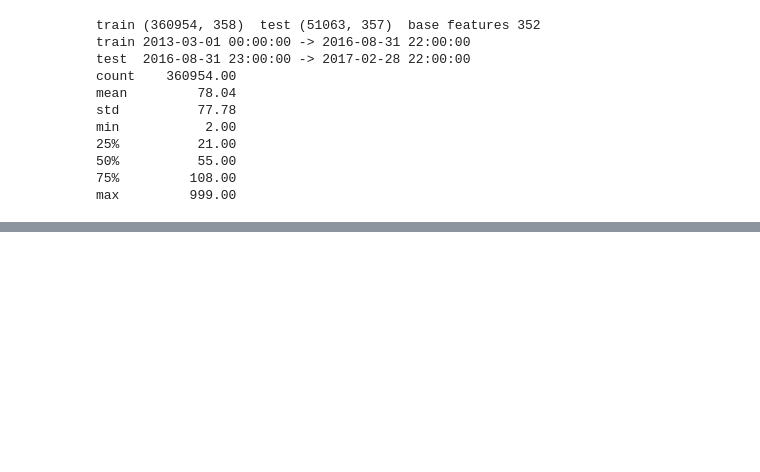
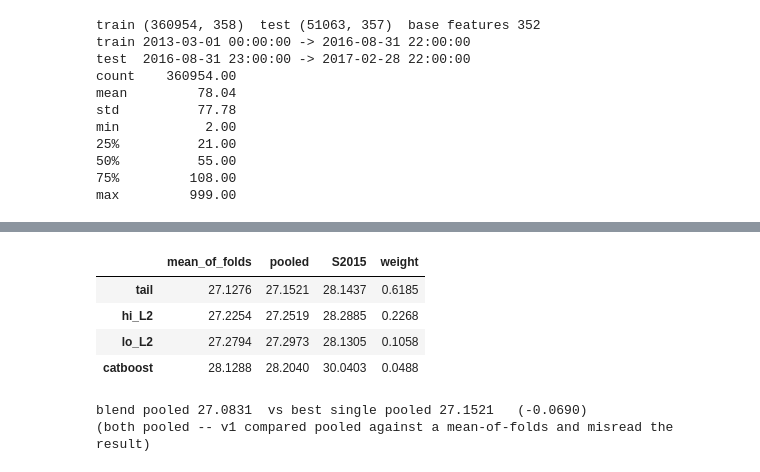
Before and after one commit to SavvyHack/beijing-multi-site-air-quality, a Jupyter notebook: beijing_pm25_merged.ipynb, the cells around one changed output, grey strips where cells are left out. Cells and saved outputs as stored; diff of their text form; code cells hidden in the pictures; blank space fills up the shorter version.

```diff
--- a/beijing_pm25_merged.ipynb
+++ b/beijing_pm25_merged.ipynb
@@ -881,0 +857,35 @@ the organisers about it, and you should ask before submitting anything from run
+# %%
+from scipy.optimize import nnls
+
+MEM = list(RESULTS)
+fold_names = [f[0] for f in FOLDS]
+idx = np.concatenate([RESULTS[MEM[0]]["oof"][f][0] for f in fold_names])
+P = np.column_stack([np.concatenate([RESULTS[k]["oof"][f][1] for f in fold_names]) for k in MEM])
+A = y[idx]
+
+w, _ = nnls(P, A)
+if w.sum() == 0: w = np.ones(len(MEM))
+w = w / w.sum()
+blend_oof = np.clip(P @ w, Y_MIN, Y_MAX)
+
+tbl = pd.DataFrame({
+    "mean_of_folds": [RESULTS[k]["mean"] for k in MEM],
+    "pooled":        [RESULTS[k]["pooled"] for k in MEM],
+    PRIMARY:         [RESULTS[k]["primary"] for k in MEM],
+    "weight":        list(w),
+}, index=MEM).sort_values("pooled").round(4)
+display(tbl)
+
+bp = rmse(A, blend_oof)
+bs = min(RESULTS[k]["pooled"] for k in MEM)
+print(f"blend pooled {bp:.4f}  vs best single pooled {bs:.4f}   ({bp - bs:+.4f})")
+print("(both pooled -- v1 compared pooled against a mean-of-folds and misread the result)")
+WEIGHTS = dict(zip(MEM, w))
+# %% [output]
+|  | mean_of_folds | pooled | S2015 | weight |
+| tail | 27.1276 | 27.1521 | 28.1437 | 0.6185 |
+| hi_L2 | 27.2254 | 27.2519 | 28.2885 | 0.2268 |
+| lo_L2 | 27.2794 | 27.2973 | 28.1305 | 0.1058 |
+| catboost | 28.1288 | 28.2040 | 30.0403 | 0.0488 |
+blend pooled 27.0831  vs best single pooled 27.1521   (-0.0690)
+(both pooled -- v1 compared pooled against a mean-of-folds and misread the result)
```
Also changed, not shown: parts of 62 cells of this notebook, 8 other files.
